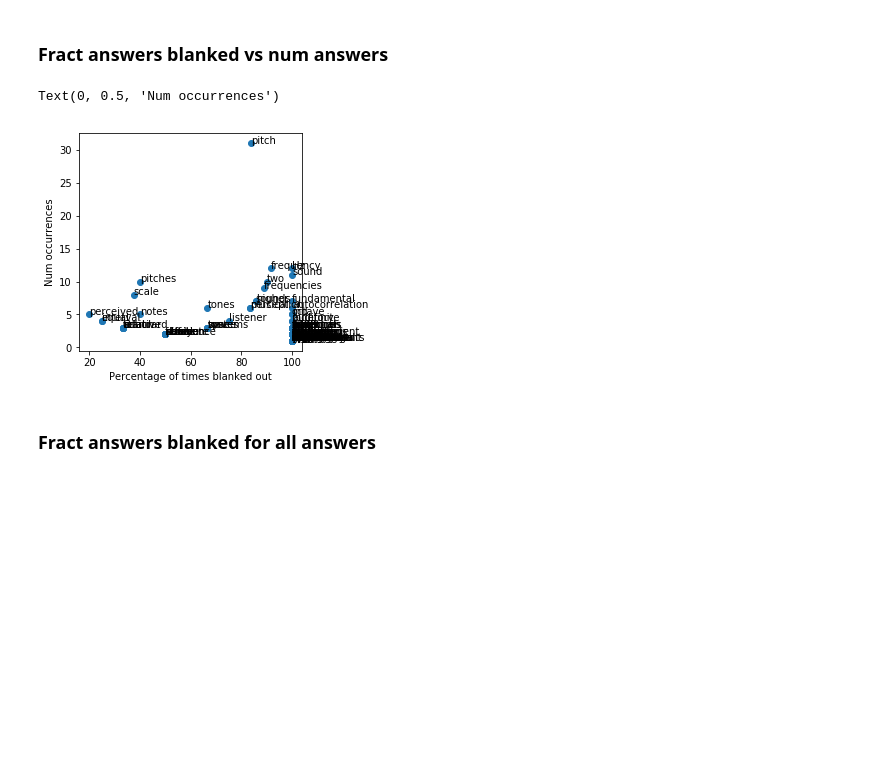
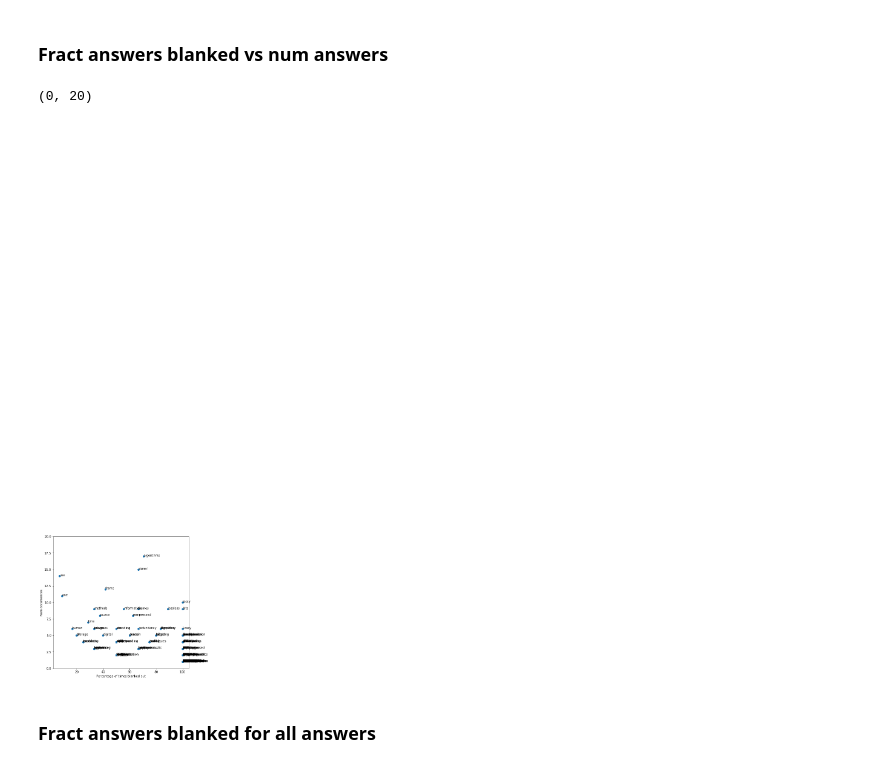
Before and after one commit to davestanley/mindpocket, a Jupyter notebook: train_model/articles_batch5.0/model6e0c37/test_performance_model.ipynb, the cells around one changed output. Saved outputs shown, nothing was run; the diff lists cells and outputs as text; code cells hidden in the pictures; blank space fills up the shorter version.

```diff
--- a/train_model/articles_batch5.0/model6e0c37/test_performance_model.ipynb
+++ b/train_model/articles_batch5.0/model6e0c37/test_performance_model.ipynb
@@ -60,8 +250,13 @@ ind_dev = slice(0,Ndev)
 
 # Chosen display articles
 ind_ex_train = 1                   # Example from training set - Chopin
+ind_ex_train = 381                   # Example from training set - Roman Republic
+ind_ex_train = 213                   # Example from training set - Roman Republic
 ind_ex_dev = Ntrain + (467-442)    # Example from dev set - Immune system
-ind_ex_dev = 105
+ind_ex_dev = Ntrain + (458-442)    # Example from dev set - Pharmacy
+ind_ex_dev = Ntrain + (456-442)    # Example from dev set - Black death
+# ind_ex_dev = 105                   # Pitch
+ind_ex_dev = ind_ex_train          # Use train for everything
 # %%
 # Load blanks data (ground truth)
 foldername = get_foldername('sq_pp_training')
@@ -494,19 +697,20 @@ for ans in myanswers_unique:
 # %%
 # Do scatter plot
 y = numblanked
 z = fracblanked
 n = myanswers_unique
 
-fig, ax = plt.subplots(figsize=(4, 4))
+fig, ax = plt.subplots(figsize=(8, 8))
 ax.scatter(z, y)
 
 for i, txt in enumerate(n):
     ax.annotate(txt, (z[i], y[i]))
 plt.xlabel('Percentage of times blanked out')
 plt.ylabel('Num occurrences')
+plt.ylim(0,20)
 # %% [output]
-Text(0, 0.5, 'Num occurrences')
+(0, 20)
-[figure, old version]
+[figure, new version]
 # %% [markdown]
 ### Fract answers blanked for all answers
 # %%
```
Also changed, not shown: parts of 59 cells of this notebook, 2 other files.
